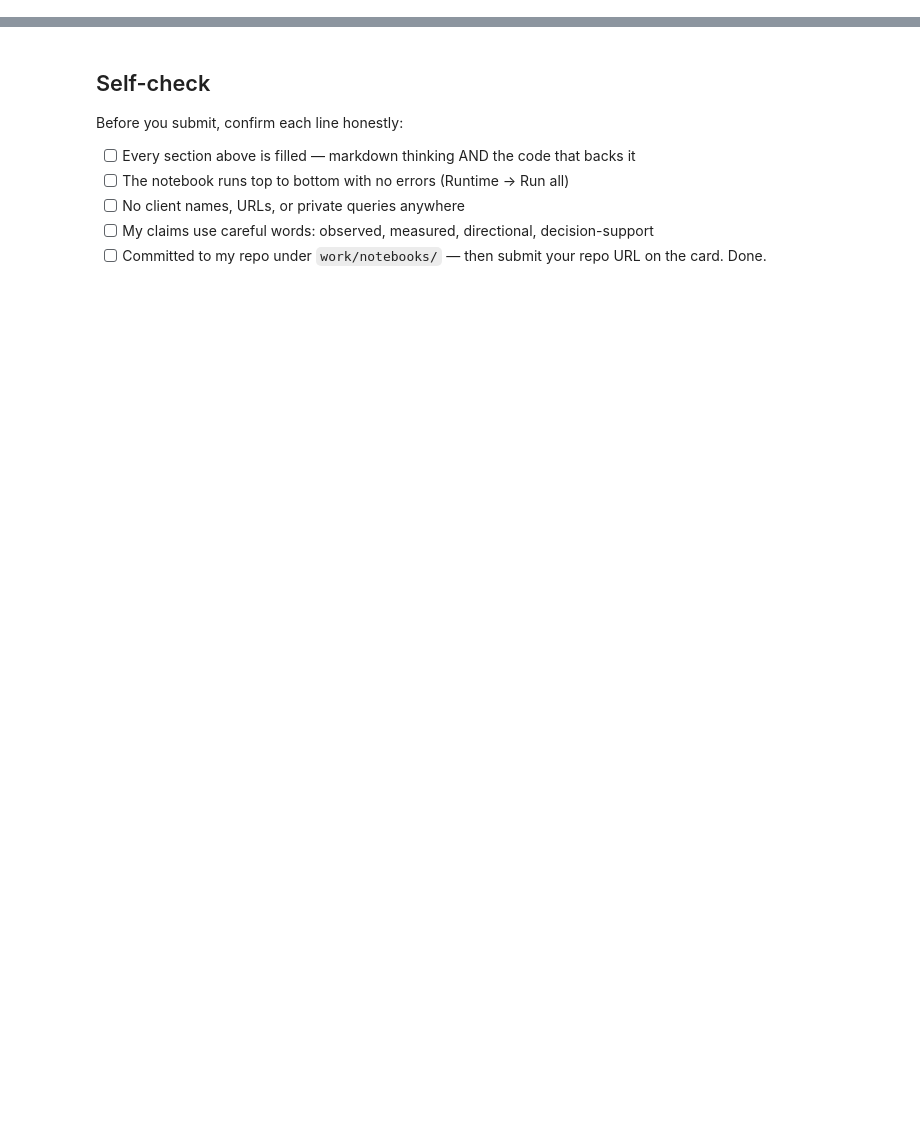
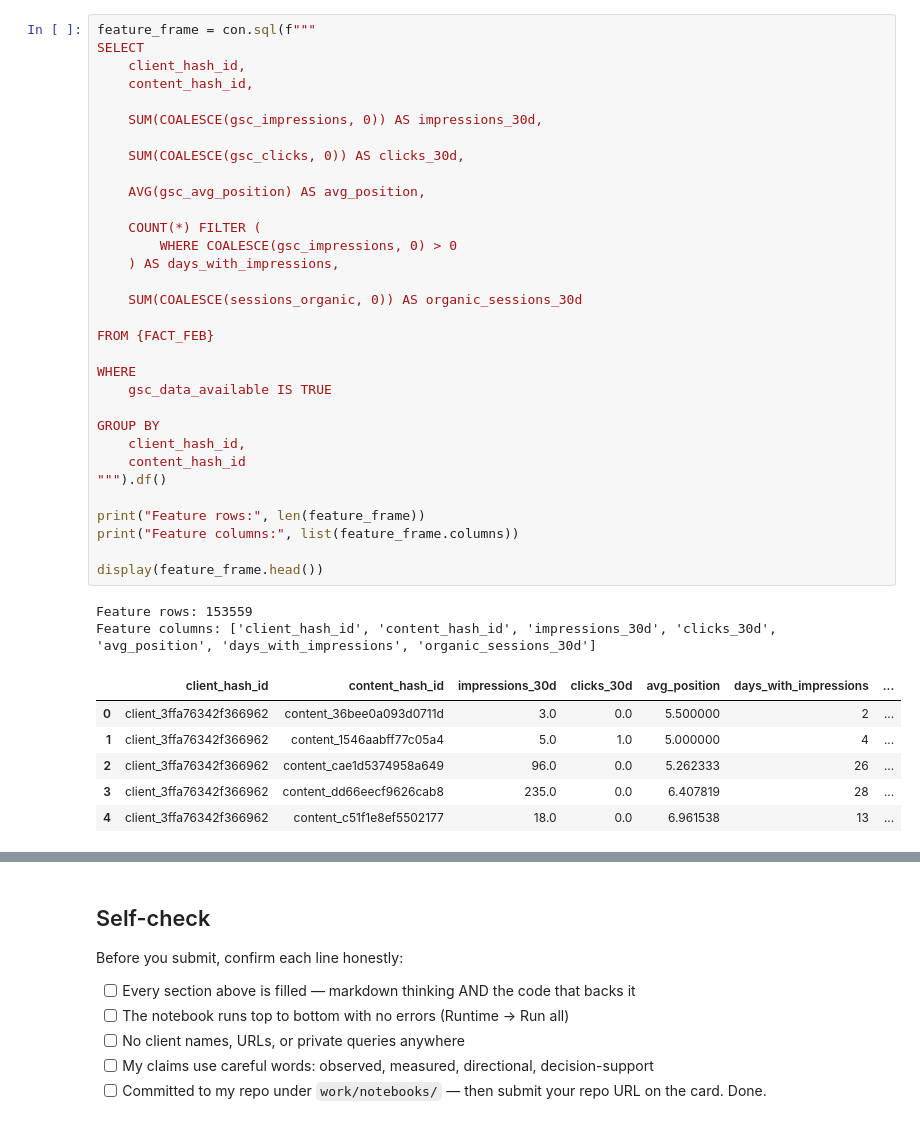
Before and after one commit to karthik-srivathsa-05/flyrank-ai, a Jupyter notebook: work/notebooks/w03_data_contract.ipynb, the cells around one changed output, grey strips where cells are left out. Saved outputs shown, nothing was run; the diff lists cells and outputs as text; blank space fills up the shorter version.

```diff
--- a/work/notebooks/w03_data_contract.ipynb
+++ b/work/notebooks/w03_data_contract.ipynb
@@ -36,0 +216,41 @@ This skeleton is yours to fill. Work the sections **in order** — each one has
+# %%
+feature_frame = con.sql(f"""
+SELECT
+    client_hash_id,
+    content_hash_id,
+
+    SUM(COALESCE(gsc_impressions, 0)) AS impressions_30d,
+
+    SUM(COALESCE(gsc_clicks, 0)) AS clicks_30d,
+
+    AVG(gsc_avg_position) AS avg_position,
+
+    COUNT(*) FILTER (
+        WHERE COALESCE(gsc_impressions, 0) > 0
+    ) AS days_with_impressions,
+
+    SUM(COALESCE(sessions_organic, 0)) AS organic_sessions_30d
+
+FROM {FACT_FEB}
+
+WHERE
+    gsc_data_available IS TRUE
+
+GROUP BY
+    client_hash_id,
+    content_hash_id
+""").df()
+
+print("Feature rows:", len(feature_frame))
+print("Feature columns:", list(feature_frame.columns))
+
+display(feature_frame.head())
+# %% [output]
+Feature rows: 153559
+Feature columns: ['client_hash_id', 'content_hash_id', 'impressions_30d', 'clicks_30d', 'avg_position', 'days_with_impressions', 'organic_sessions_30d']
+|  | client_hash_id | content_hash_id | impressions_30d | clicks_30d | avg_position | days_with_impressions | ... |
+| 0 | client_3ffa76342f366962 | content_36bee0a093d0711d | 3.0 | 0.0 | 5.500000 | 2 | ... |
+| 1 | client_3ffa76342f366962 | content_1546aabff77c05a4 | 5.0 | 1.0 | 5.000000 | 4 | ... |
+| 2 | client_3ffa76342f366962 | content_cae1d5374958a649 | 96.0 | 0.0 | 5.262333 | 26 | ... |
+| 3 | client_3ffa76342f366962 | content_dd66eecf9626cab8 | 235.0 | 0.0 | 6.407819 | 28 | ... |
+| 4 | client_3ffa76342f366962 | content_c51f1e8ef5502177 | 18.0 | 0.0 | 6.961538 | 13 | ... |
```
Also changed, not shown: parts of 32 cells of this notebook.
